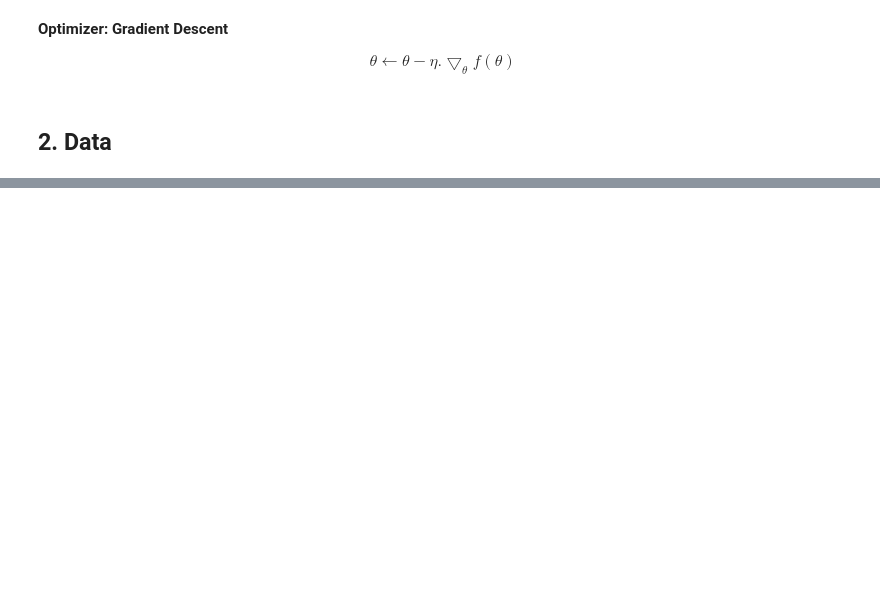
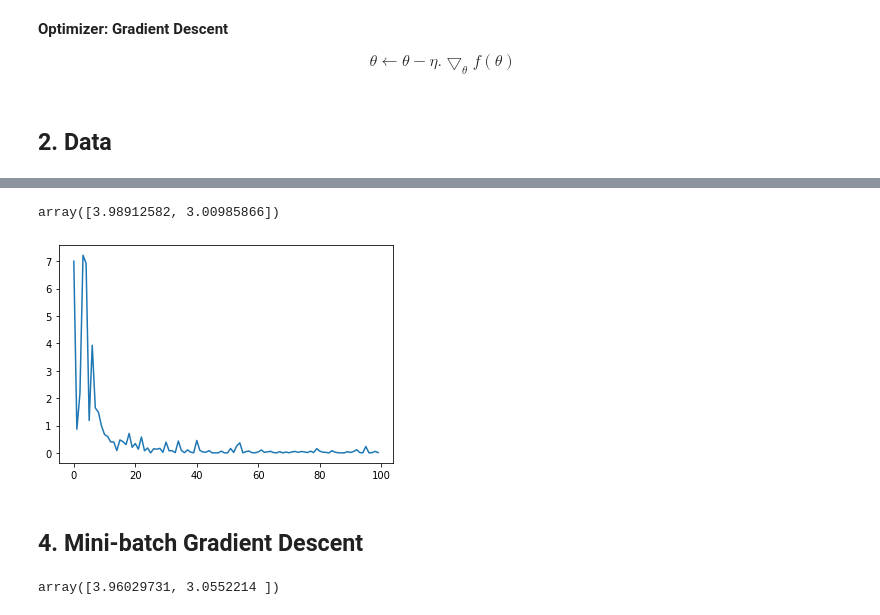
Before and after one commit to CuteBoiz/MachineLearning, a Jupyter notebook: 5-GradientDescent/LinearRegressionWithGD.ipynb, the cells around one changed output, grey strips where cells are left out. Saved outputs shown, nothing was run; the diff lists cells and outputs as text; code cells hidden in the pictures; blank space fills up the shorter version.

```diff
--- a/5-GradientDescent/LinearRegressionWithGD.ipynb
+++ b/5-GradientDescent/LinearRegressionWithGD.ipynb
@@ -79,0 +81,58 @@ plt.show()
+# %%
+def SGD(w_init, X, y, lr=0.1, n_epoches=100):
+    w = w_init
+    lost_hist = []
+    N = X.shape[0]
+    ep = 0
+    while ep < n_epoches:
+        ep += 1
+        mix_ids = np.random.permutation(N)
+        for i in mix_ids:
+            xi = X[i]
+            yi = y[i]
+            w_new = w - lr*grad(w, xi, yi)
+        if np.linalg.norm(w_new)/len(w_new) < 1e-3:
+            break
+        w = w_new
+        lost_hist.append(loss(w_new, xi, yi))
+    return w, lost_hist
+
+w_init = np.random.rand(Xbar.shape[1])
+w2, loss2 = SGD(w_init, Xbar, y)
+w2
+# %% [output]
+array([3.98912582, 3.00985866])
+# %%
+plt.plot(loss2)
+plt.show()
+# %% [output]
+[figure, added]
+# %% [markdown]
+## 4. Mini-batch Gradient Descent
+# %%
+def mini_BGD(w_init, X, y, lr=0.1, batch=10, n_epoches=100):
+    w = w_init
+    loss_hist = []
+    N = X.shape[0]
+    ep = 0
+    while ep < n_epoches:
+        ep += 1
+        #Shuffle Data
+        indices = np.random.permutation(N)
+        X = X[indices]
+        y = y[indices]
+        for i in range(0, N, batch):
+            X_i = X[i:i+batch]
+            y_i = y[i:i+batch]
+            w_new = w - lr*grad(w, X_i, y_i)
+        if np.linalg.norm(w_new)/len(w_new) < 1e-3:
+            break
+        w = w_new
+        loss_hist.append(loss(w, X, y))
+    return w, loss_hist
+
+w_init = np.random.rand(Xbar.shape[1])
+w3, loss3 = mini_BGD(w_init, Xbar, y)
+w3
+# %% [output]
+array([3.96029731, 3.0552214 ])
```
Also changed, not shown: parts of 8 cells of this notebook.
